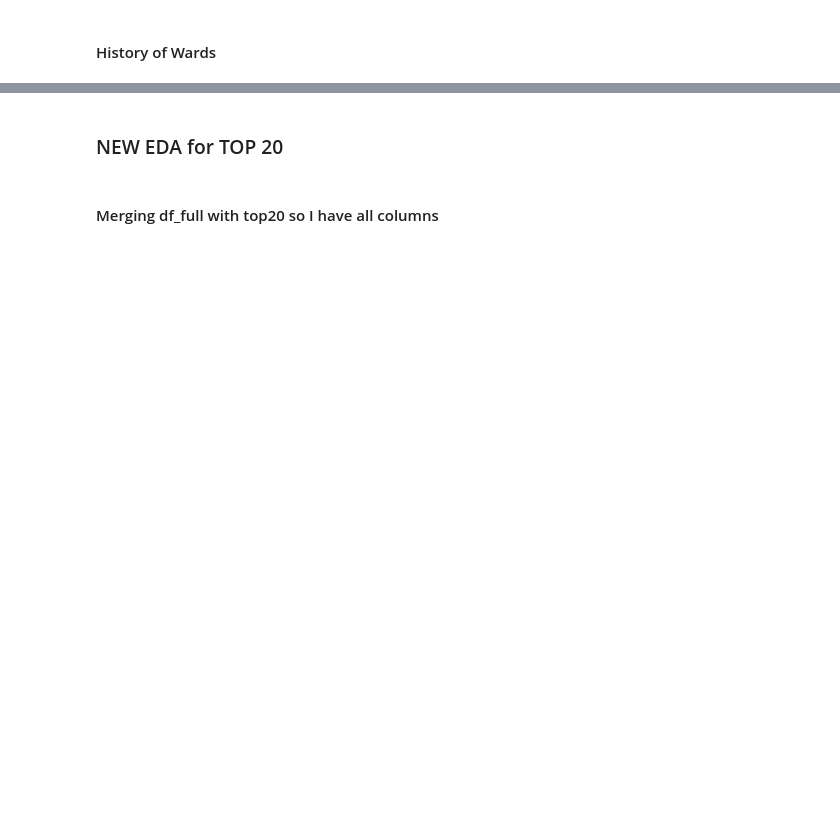
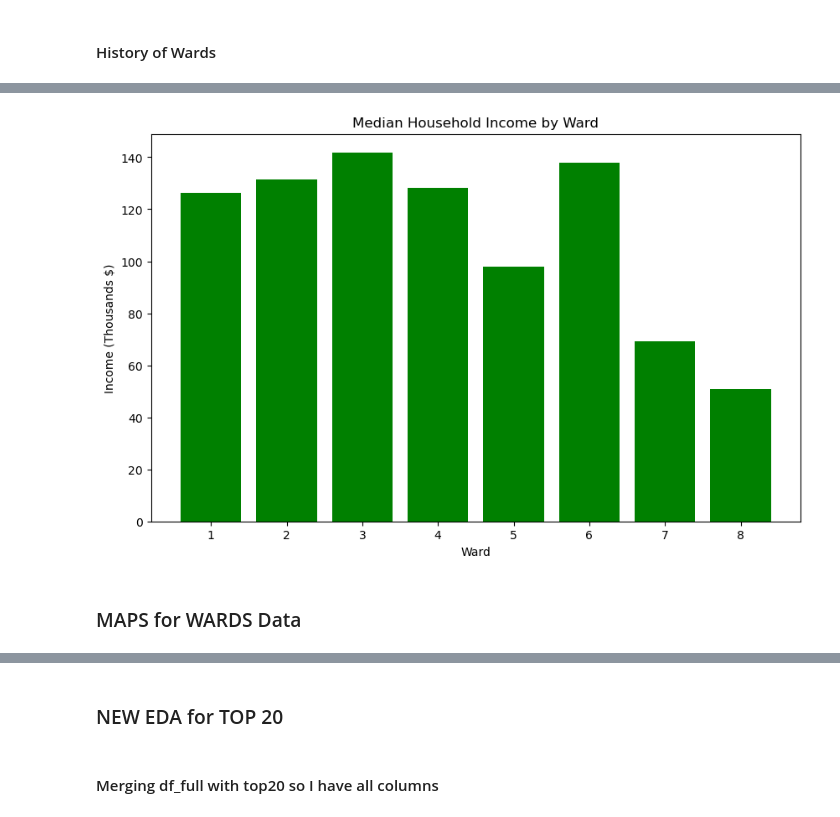
Before and after one commit to marcosmicozzi/my_code, a Jupyter notebook: m1p03_full.ipynb, the cells around one changed output, grey strips where cells are left out. Saved outputs shown, nothing was run; the diff lists cells and outputs as text; code cells hidden in the pictures; blank space fills up the shorter version.

```diff
--- a/m1p03_full.ipynb
+++ b/m1p03_full.ipynb
@@ -951,0 +1419,13 @@ memory usage: 7.3+ KB
+# %%
+# 4. Highest Income
+plt.figure(figsize=(10, 6))
+plt.bar(wards, df_employment_income["median_household_income_thousands"], color="green")
+plt.title("Median Household Income by Ward")
+plt.xlabel("Ward")
+plt.ylabel("Income (Thousands $)")
+plt.xticks(wards)
+plt.show()
+# %% [output]
+[figure, added]
+# %% [markdown]
+### MAPS for WARDS Data
```
Also changed, not shown: parts of 41 cells of this notebook.
